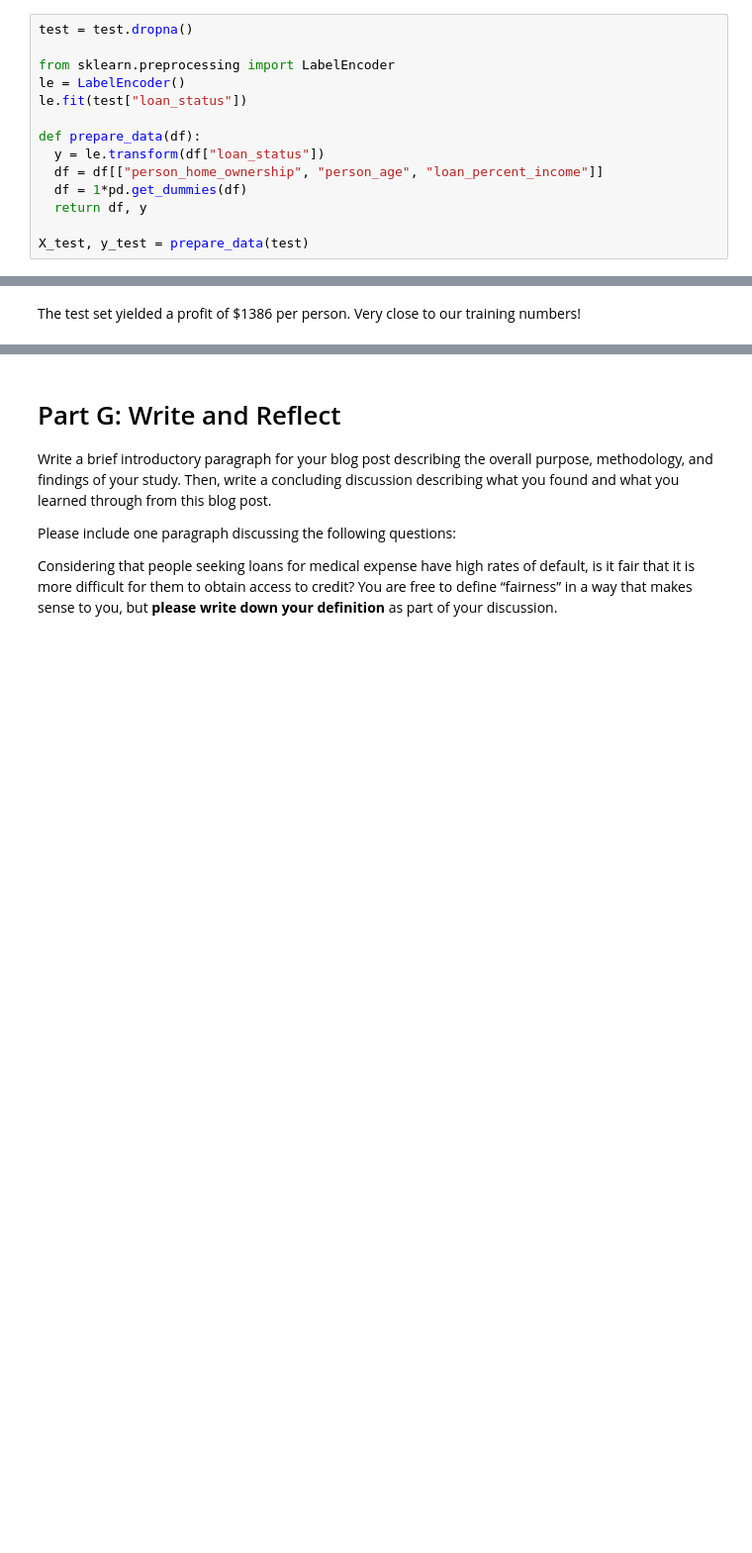
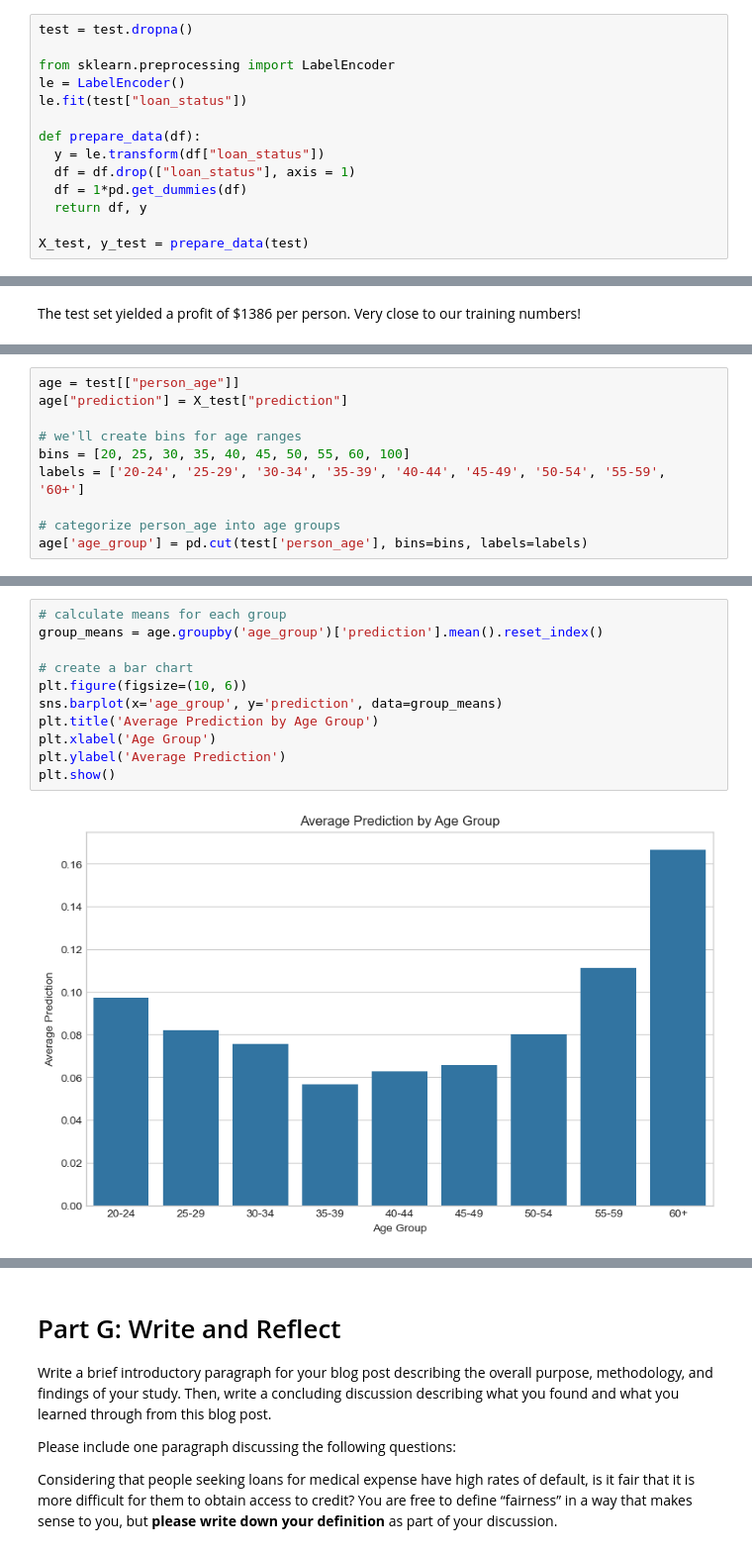
Before and after one commit to charliemoore00/charliemoore00.github.io, a Jupyter notebook: posts/whose-costs/index.ipynb, the cells around one changed output, grey strips where cells are left out. Shown: that part at 99% size. Drawn from its saved outputs; the diff is of its cells as text; blank space fills up the shorter version.

```diff
--- a/posts/whose-costs/index.ipynb
+++ b/posts/whose-costs/index.ipynb
@@ -344,7 +344,7 @@ le.fit(test["loan_status"])
 
 def prepare_data(df):
   y = le.transform(df["loan_status"])
-  df = df[["person_home_ownership", "person_age", "loan_percent_income"]]
+  df = df.drop(["loan_status"], axis = 1)
   df = 1*pd.get_dummies(df)
   return df, y
 
@@ -368,0 +369,10 @@ Now let's evaluate the model from the perspective of the prospective borrowers.
+# %%
+age = test[["person_age"]]
+age["prediction"] = X_test["prediction"]
+
+# we'll create bins for age ranges
+bins = [20, 25, 30, 35, 40, 45, 50, 55, 60, 100]
+labels = ['20-24', '25-29', '30-34', '35-39', '40-44', '45-49', '50-54', '55-59', '60+']
+
+# categorize person_age into age groups
+age['age_group'] = pd.cut(test['person_age'], bins=bins, labels=labels)
@@ -368,0 +392,13 @@ Now let's evaluate the model from the perspective of the prospective borrowers.
+# %%
+# calculate means for each group
+group_means = age.groupby('age_group')['prediction'].mean().reset_index()
+
+# create a bar chart
+plt.figure(figsize=(10, 6))
+sns.barplot(x='age_group', y='prediction', data=group_means)
+plt.title('Average Prediction by Age Group')
+plt.xlabel('Age Group')
+plt.ylabel('Average Prediction')
+plt.show()
+# %% [output]
+[figure, added]
```
Also changed, not shown: parts of 12 cells of this notebook, 13 other files.
